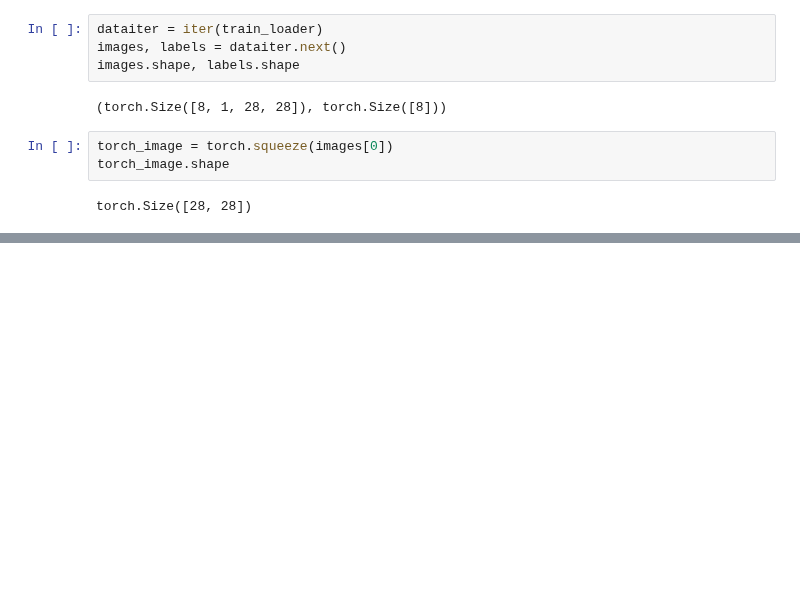
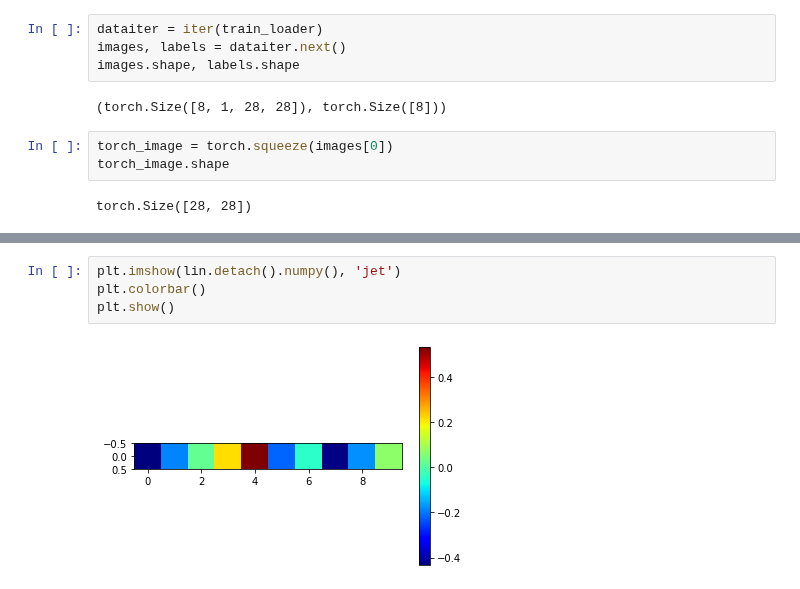
Before and after one commit to bnv20/kdt5, a Jupyter notebook: m9_딥러닝알고리즘구현/PyTorch-기초.ipynb, the cells around one changed output, grey strips where cells are left out. Drawn from its saved outputs; the diff is of its cells as text; blank space fills up the shorter version.

```diff
--- a/m9_딥러닝알고리즘구현/PyTorch-기초.ipynb
+++ b/m9_딥러닝알고리즘구현/PyTorch-기초.ipynb
@@ -795,0 +983,6 @@ plt.show()
+# %%
+plt.imshow(lin.detach().numpy(), 'jet')
+plt.colorbar()
+plt.show()
+# %% [output]
+[figure, added]
```
Also changed, not shown: parts of 59 cells of this notebook.
